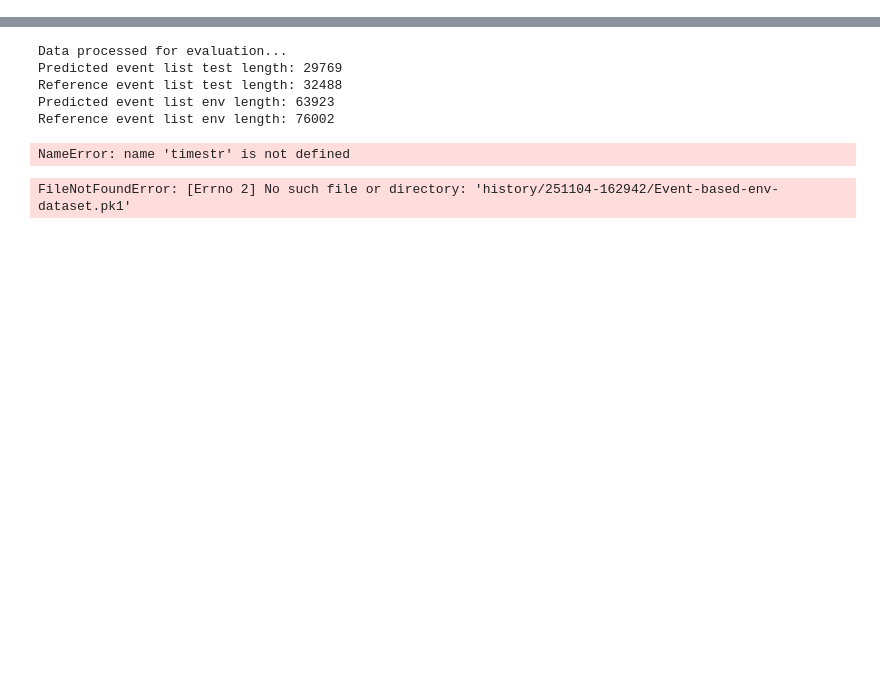
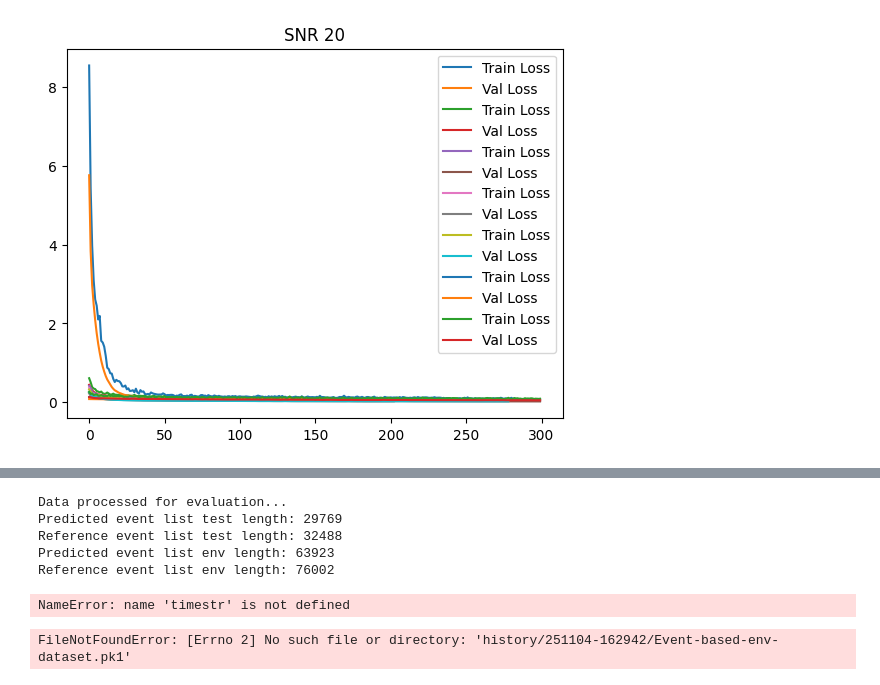
Before and after one commit to ingeborgborhaug/sound-event-detection-aircrafts, a Jupyter notebook: train.ipynb, the cells around one changed output, grey strips where cells are left out. Saved outputs shown, nothing was run; the diff lists cells and outputs as text; code cells hidden in the pictures; blank space fills up the shorter version.

```diff
--- a/train.ipynb
+++ b/train.ipynb
@@ -479,0 +562,11 @@ output_array shape: (294, 2)
+# %%
+# Load band-pass filtered data
+importlib.reload(kp)
+
+X_embeddings_mix_snr1_bp, y_mix_snr1_bp = get_data_from_dict(settings.data_pair_mix_snr1, base_model, apply_filter="bandpass")
+X_embeddings_mix_snr2_bp, y_mix_snr2_bp = get_data_from_dict(settings.data_pair_mix_snr2, base_model, apply_filter="bandpass")
+X_embeddings_mix_snr3_bp, y_mix_snr3_bp = get_data_from_dict(settings.data_pair_mix_snr3, base_model, apply_filter="bandpass")
+X_embeddings_mix_snr5_bp, y_mix_snr5_bp = get_data_from_dict(settings.data_pair_mix_snr5, base_model, apply_filter="bandpass")
+X_embeddings_mix_snr10_bp, y_mix_snr10_bp = get_data_from_dict(settings.data_pair_mix_snr10, base_model, apply_filter="bandpass")
+X_embeddings_mix_snr15_bp, y_mix_snr15_bp = get_data_from_dict(settings.data_pair_mix_snr15, base_model, apply_filter="bandpass")
+X_embeddings_mix_snr20_bp, y_mix_snr20_bp = get_data_from_dict(settings.data_pair_mix_snr20, base_model, apply_filter="bandpass")
@@ -479,0 +616,8 @@ output_array shape: (294, 2)
+# %%
+# Load model
+
+path = "history/20251111-162125/modified_model.pt"
+device, _ = get_device()
+synthetic_data_folder = "dataset/synthetic_data/part1"
+
+model = torch.load(path, map_location=device, weights_only=False)
@@ -479,0 +633,10 @@ output_array shape: (294, 2)
+# %%
+# Train with filtered data
+train_losses1_bp, val_losses1_bp = train_model(X_embeddings_mix_snr1_bp, y_mix_snr1_bp, model, device, title= f'SNR {1}', save=False)
+train_losses2_bp, val_losses2_bp = train_model(X_embeddings_mix_snr2_bp, y_mix_snr2_bp, model, device, title= f'SNR {2}', save=False)
+train_losses3_bp, val_losses3_bp = train_model(X_embeddings_mix_snr3_bp, y_mix_snr3_bp, model, device, title= f'SNR {3}', save=False)
+train_losses5_bp, val_losses5_bp = train_model(X_embeddings_mix_snr5_bp, y_mix_snr5_bp, model, device, title= f'SNR {5}', save=False)
+train_losses10_bp, val_losses10_bp = train_model(X_embeddings_mix_snr10_bp, y_mix_snr10_bp, model, device, title= f'SNR {10}', save=False)
+train_losses15_bp, val_losses15_bp = train_model(X_embeddings_mix_snr15_bp, y_mix_snr15_bp, model, device, title= f'SNR {15}', save=False)
+train_losses20_bp, val_losses20_bp = train_model(X_embeddings_mix_snr20_bp, y_mix_snr20_bp, model, device, title= f'SNR {20}', save=False)
+# %% [output]
@@ -479,0 +660 @@ output_array shape: (294, 2)
+[figure, added]
```
Also changed, not shown: parts of 11 cells of this notebook, 30 other files.
